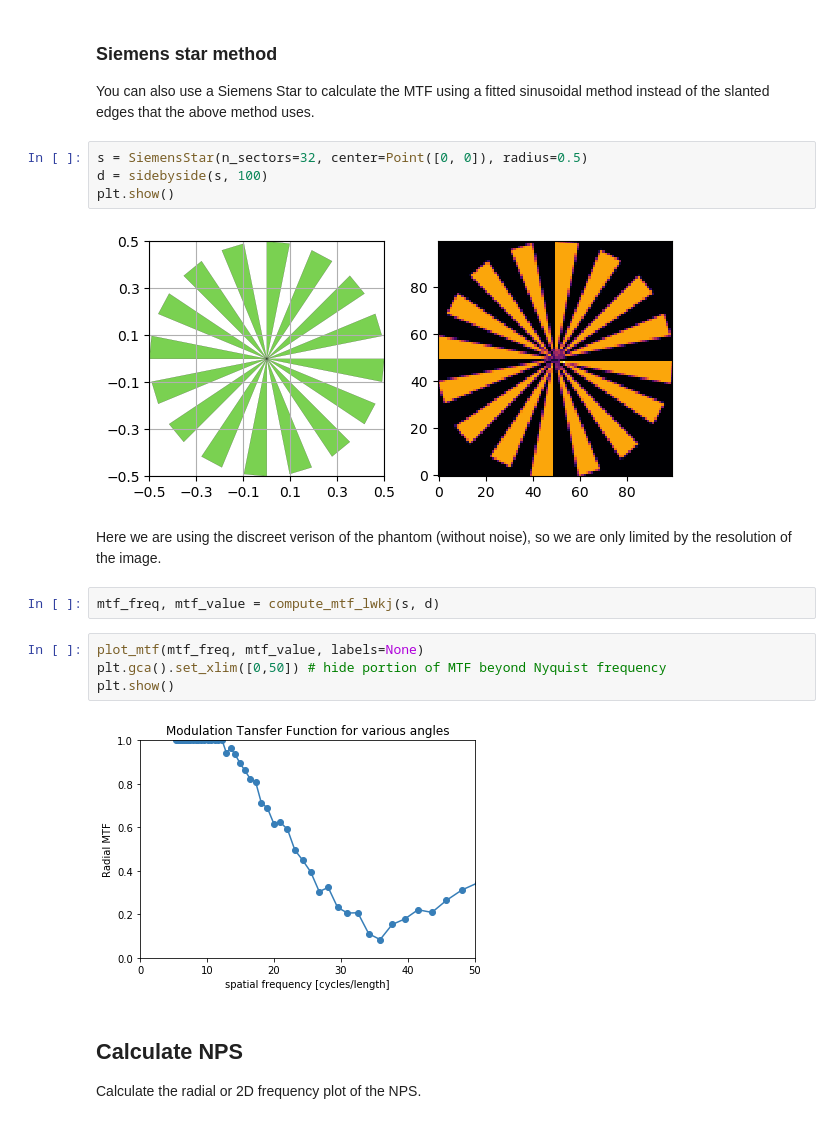
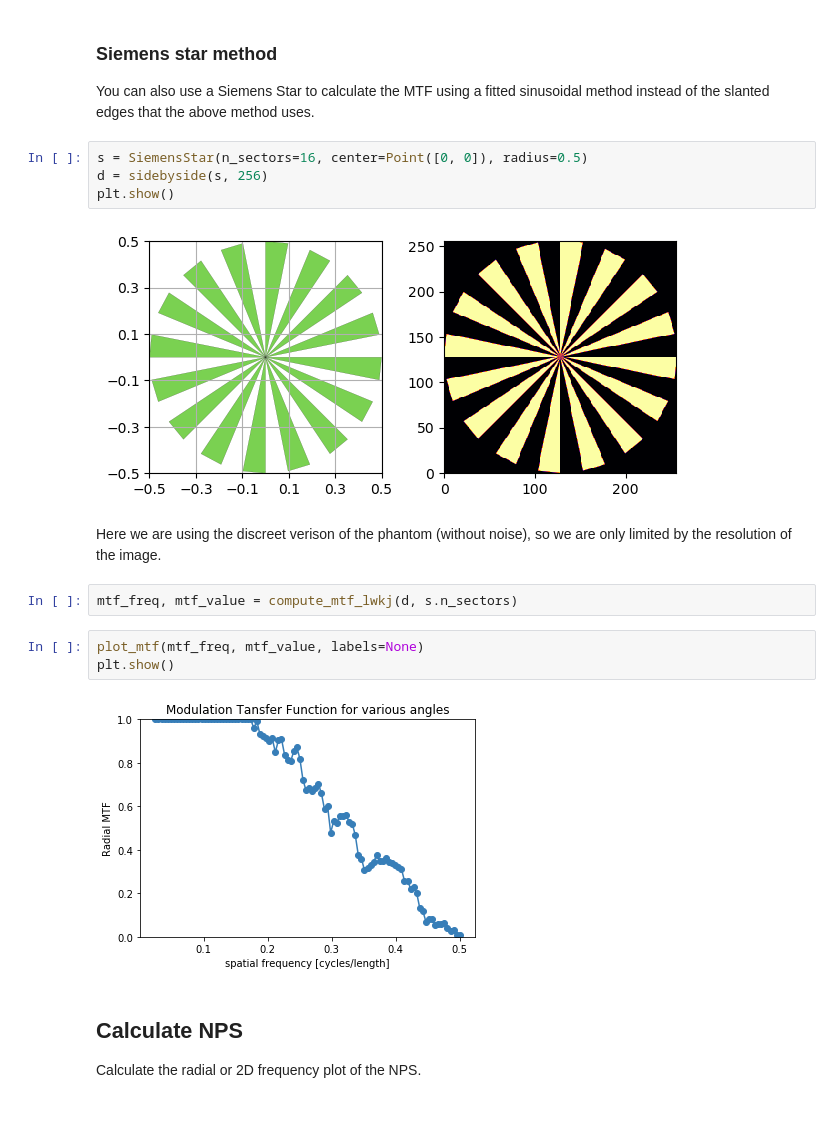
Before and after one commit to AdvancedPhotonSource/xdesign, a Jupyter notebook: docs/source/demos/NoReferenceMetrics.ipynb, the cells around one changed output. Drawn from its saved outputs; the diff is of its cells as text.

```diff
--- a/docs/source/demos/NoReferenceMetrics.ipynb
+++ b/docs/source/demos/NoReferenceMetrics.ipynb
@@ -92,21 +88,20 @@ plt.show()
 ### Siemens star method
 You can also use a Siemens Star to calculate the MTF using a fitted sinusoidal method instead of the slanted edges that the above method uses.
 # %%
-s = SiemensStar(n_sectors=32, center=Point([0, 0]), radius=0.5)
-d = sidebyside(s, 100)
+s = SiemensStar(n_sectors=16, center=Point([0, 0]), radius=0.5)
+d = sidebyside(s, 256)
 plt.show()
 # %% [output]
-[figure, old version]
+[figure, new version]
 # %% [markdown]
 Here we are using the discreet verison of the phantom (without noise), so we are only limited by the resolution of the image.
 # %%
-mtf_freq, mtf_value = compute_mtf_lwkj(s, d)
+mtf_freq, mtf_value = compute_mtf_lwkj(d, s.n_sectors)
 # %%
 plot_mtf(mtf_freq, mtf_value, labels=None)
-plt.gca().set_xlim([0,50]) # hide portion of MTF beyond Nyquist frequency
 plt.show()
 # %% [output]
-[figure, old version]
+[figure, new version]
 # %% [markdown]
 ## Calculate NPS
 
```
Also changed, not shown: parts of 8 cells of this notebook, 1 other file.
